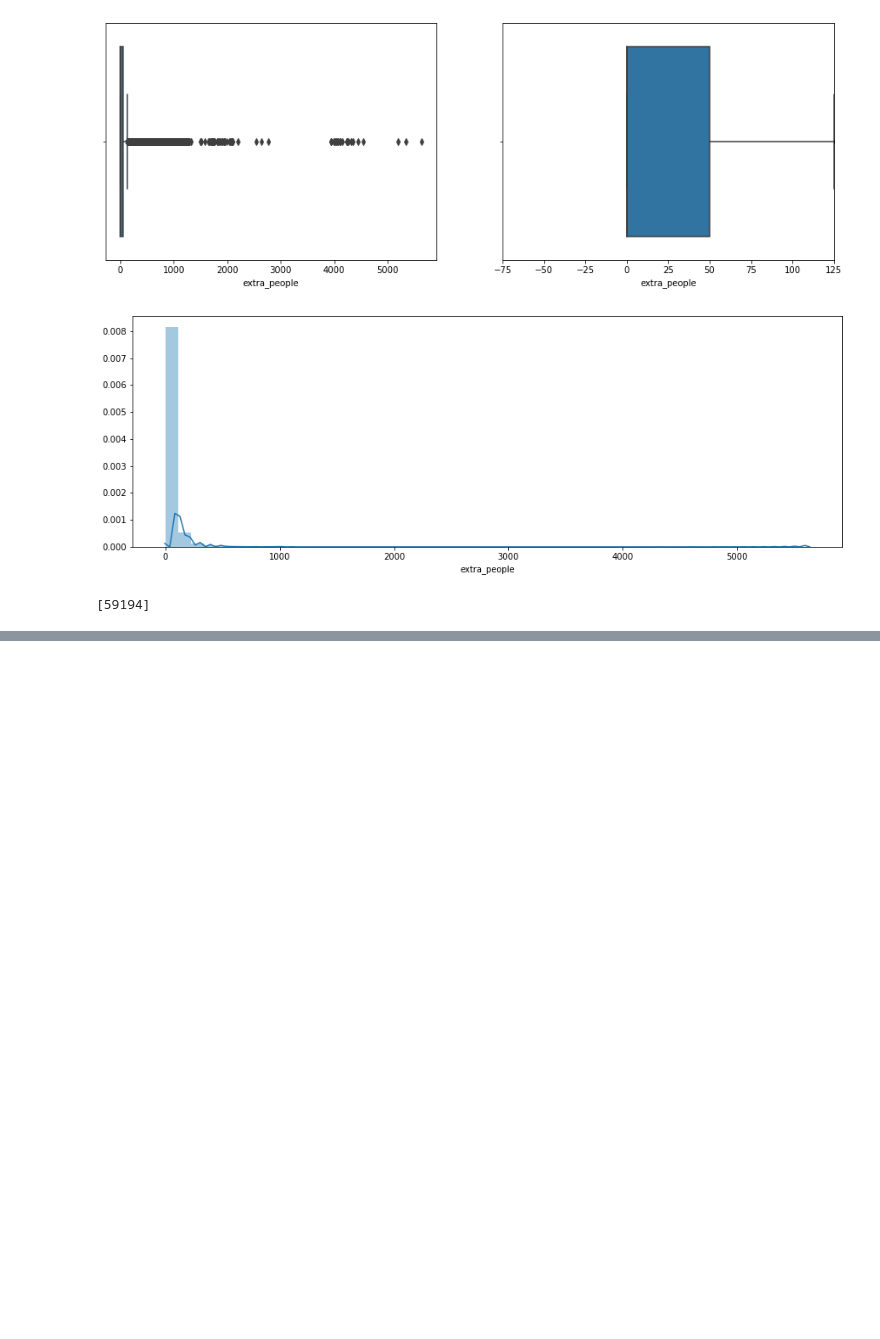
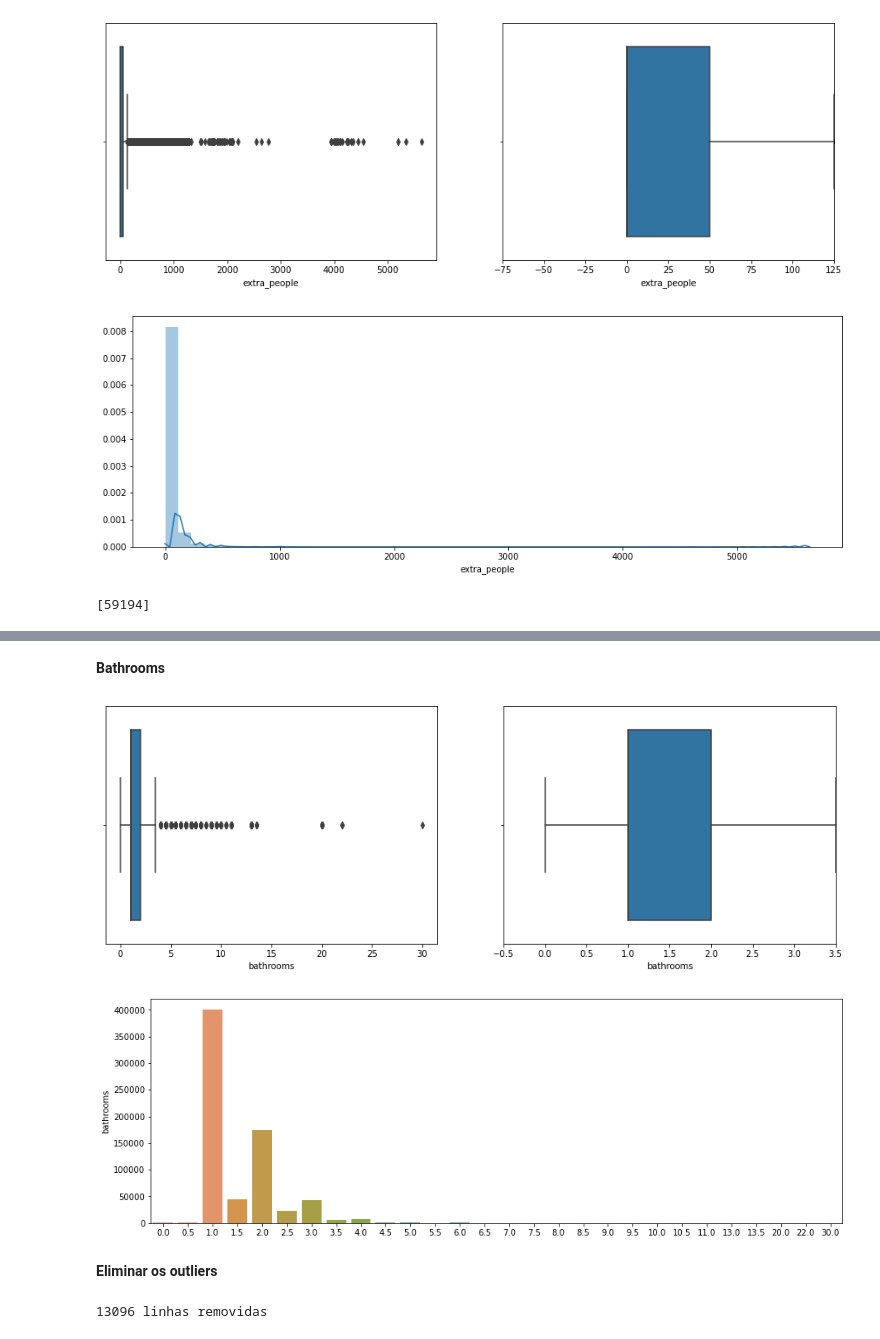
Before and after one commit to Giba-ABC/Ciencia-de-Dados, a Jupyter notebook: ciencia-Giba.ipynb, the cells around one changed output, grey strips where cells are left out. Drawn from its saved outputs; the diff is of its cells as text; code cells hidden in the pictures; blank space fills up the shorter version.

```diff
--- a/ciencia-Giba.ipynb
+++ b/ciencia-Giba.ipynb
@@ -353,0 +406,19 @@ number_of_reviews
+# %% [markdown]
+<b> Bathrooms </b>
+# %%
+diagrama_caixa(base_airbnb['bathrooms'])
+#barras(base_airbnb['bathrooms']) ## limite suado, vamos refazer sem o limite
+plt.figure(figsize=(15,5))
+coluna = base_airbnb['bathrooms']
+ax = sns.barplot(x=coluna.value_counts().index, y=coluna.value_counts())
+# %% [output]
+[figure, added]
+[figure, added]
+# %% [markdown]
+<b> Eliminar os outliers </b>
+# %%
+base_airbnb, qtd = excluir_outliers(base_airbnb, 'bathrooms')
+
+print('{} linhas removidas '.format(qtd))
+# %% [output]
+13096 linhas removidas
```
Also changed, not shown: parts of 64 cells of this notebook.
